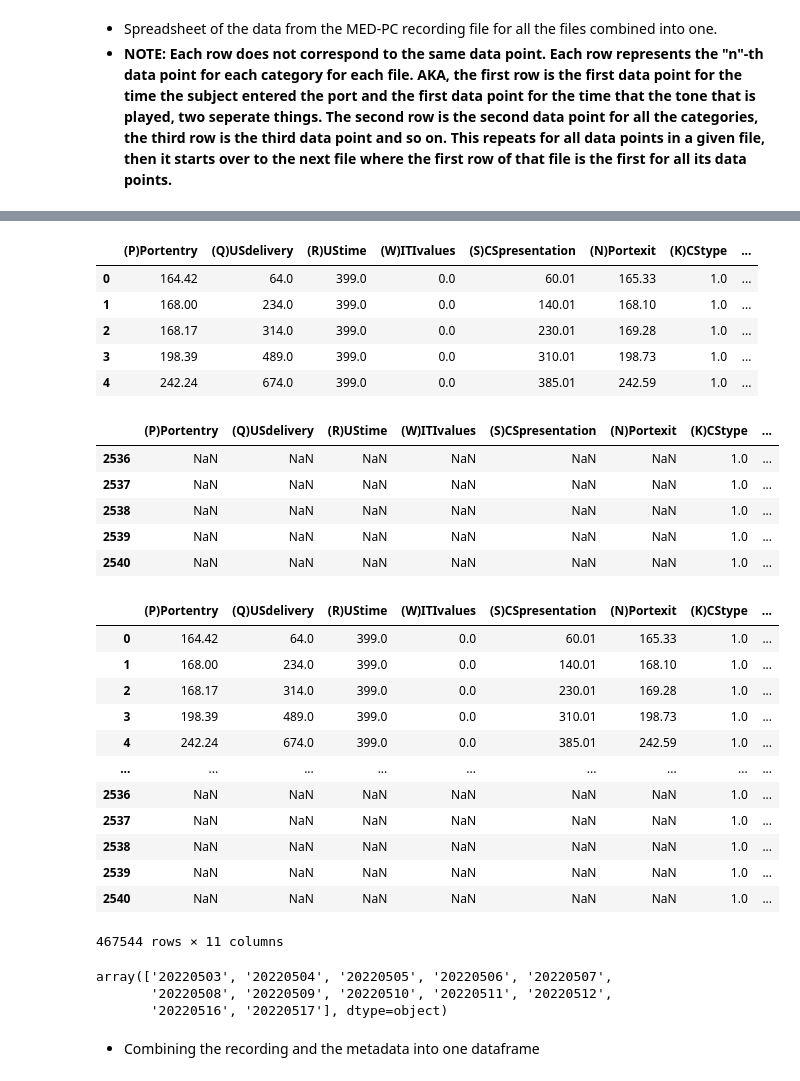
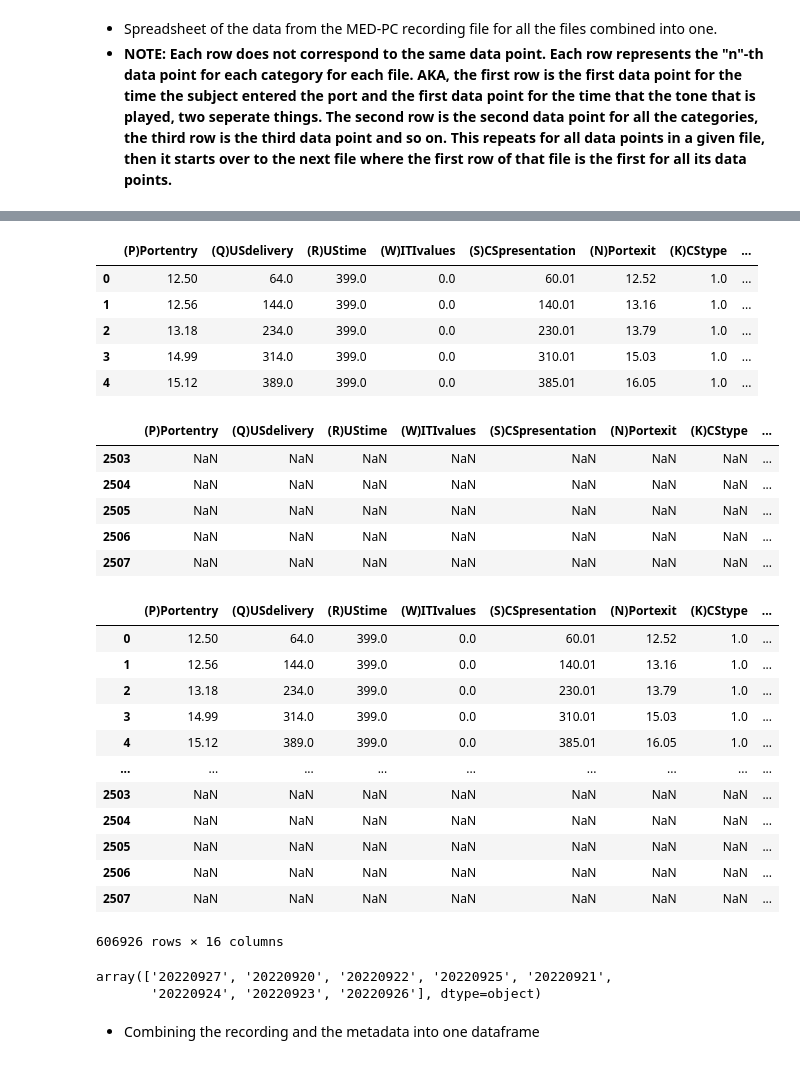
Before and after one commit to padillacoreanolab/behavioral_dataframe_processing, a Jupyter notebook: results/2022_10_12_pilot_1_2_3_reward_training/pilot_3/01_extracting_recording_data_and_metadata.ipynb, the cells around one changed output, grey strips where cells are left out. Cells and saved outputs as stored; diff of their text form; code cells hidden in the pictures.

```diff
--- a/results/2022_10_12_pilot_1_2_3_reward_training/pilot_3/01_extracting_recording_data_and_metadata.ipynb
+++ b/results/2022_10_12_pilot_1_2_3_reward_training/pilot_3/01_extracting_recording_data_and_metadata.ipynb
@@ -60,7 +62,7 @@ os.listdir(current_working_directory)
     - The asterisk is called a wild card which will tell the computer to find all files/folders that match this pattern. The `*` means that any pattern of any length can be replaced with it. The `**` tells the computer to look in all folders that are in the specified folder. For more information: https://linuxhint.com/bash_wildcard_tutorial/
     - For more information on finding the path of your folder that contains the recording files: https://www.computerhope.com/issues/ch001708.htm
 # %%
-all_med_pc_file = glob.glob("./data/**/*.txt")
+all_med_pc_file = glob.glob("./data/*.txt")
 # %%
 all_med_pc_file[:10]
 # %% [output]
@@ -106,5 +81,3 @@ sorted(all_pilot_1_files)
-# %%
-all_med_pc_file = sorted(all_pilot_1_files)
 # %% [markdown]
 - Example of what the MED-PC Recording file looks like
 # %%
@@ -354,42 +314,41 @@ Invalid Formatting for file: ./data/med_pc_recording_files/2022-05-03_13h19m_Sub
 concatted_medpc_df.head()
 # %% [output]
 |  | (P)Portentry | (Q)USdelivery | (R)UStime | (W)ITIvalues | (S)CSpresentation | (N)Portexit | (K)CStype | ... |
-| 0 | 164.42 | 64.0 | 399.0 | 0.0 | 60.01 | 165.33 | 1.0 | ... |
-| 1 | 168.00 | 234.0 | 399.0 | 0.0 | 140.01 | 168.10 | 1.0 | ... |
-| 2 | 168.17 | 314.0 | 399.0 | 0.0 | 230.01 | 169.28 | 1.0 | ... |
-| 3 | 198.39 | 489.0 | 399.0 | 0.0 | 310.01 | 198.73 | 1.0 | ... |
-| 4 | 242.24 | 674.0 | 399.0 | 0.0 | 385.01 | 242.59 | 1.0 | ... |
+| 0 | 12.50 | 64.0 | 399.0 | 0.0 | 60.01 | 12.52 | 1.0 | ... |
+| 1 | 12.56 | 144.0 | 399.0 | 0.0 | 140.01 | 13.16 | 1.0 | ... |
+| 2 | 13.18 | 234.0 | 399.0 | 0.0 | 230.01 | 13.79 | 1.0 | ... |
+| 3 | 14.99 | 314.0 | 399.0 | 0.0 | 310.01 | 15.03 | 1.0 | ... |
+| 4 | 15.12 | 389.0 | 399.0 | 0.0 | 385.01 | 16.05 | 1.0 | ... |
 # %%
 concatted_medpc_df.tail()
 # %% [output]
 |  | (P)Portentry | (Q)USdelivery | (R)UStime | (W)ITIvalues | (S)CSpresentation | (N)Portexit | (K)CStype | ... |
-| 2536 | NaN | NaN | NaN | NaN | NaN | NaN | 1.0 | ... |
-| 2537 | NaN | NaN | NaN | NaN | NaN | NaN | 1.0 | ... |
-| 2538 | NaN | NaN | NaN | NaN | NaN | NaN | 1.0 | ... |
-| 2539 | NaN | NaN | NaN | NaN | NaN | NaN | 1.0 | ... |
-| 2540 | NaN | NaN | NaN | NaN | NaN | NaN | 1.0 | ... |
+| 2503 | NaN | NaN | NaN | NaN | NaN | NaN | NaN | ... |
+| 2504 | NaN | NaN | NaN | NaN | NaN | NaN | NaN | ... |
+| 2505 | NaN | NaN | NaN | NaN | NaN | NaN | NaN | ... |
+| 2506 | NaN | NaN | NaN | NaN | NaN | NaN | NaN | ... |
+| 2507 | NaN | NaN | NaN | NaN | NaN | NaN | NaN | ... |
 # %%
-pilot_1_df = concatted_medpc_df[~concatted_medpc_df["subject"].str.contains(r'v', na=True)].copy()
+pilot_df = concatted_medpc_df[~concatted_medpc_df["subject"].str.contains(r'v', na=True)].copy()
 # %%
-pilot_1_df
+pilot_df
 # %% [output]
 |  | (P)Portentry | (Q)USdelivery | (R)UStime | (W)ITIvalues | (S)CSpresentation | (N)Portexit | (K)CStype | ... |
-| 0 | 164.42 | 64.0 | 399.0 | 0.0 | 60.01 | 165.33 | 1.0 | ... |
-| 1 | 168.00 | 234.0 | 399.0 | 0.0 | 140.01 | 168.10 | 1.0 | ... |
-| 2 | 168.17 | 314.0 | 399.0 | 0.0 | 230.01 | 169.28 | 1.0 | ... |
-| 3 | 198.39 | 489.0 | 399.0 | 0.0 | 310.01 | 198.73 | 1.0 | ... |
-| 4 | 242.24 | 674.0 | 399.0 | 0.0 | 385.01 | 242.59 | 1.0 | ... |
+| 0 | 12.50 | 64.0 | 399.0 | 0.0 | 60.01 | 12.52 | 1.0 | ... |
+| 1 | 12.56 | 144.0 | 399.0 | 0.0 | 140.01 | 13.16 | 1.0 | ... |
+| 2 | 13.18 | 234.0 | 399.0 | 0.0 | 230.01 | 13.79 | 1.0 | ... |
+| 3 | 14.99 | 314.0 | 399.0 | 0.0 | 310.01 | 15.03 | 1.0 | ... |
+| 4 | 15.12 | 389.0 | 399.0 | 0.0 | 385.01 | 16.05 | 1.0 | ... |
 | ... | ... | ... | ... | ... | ... | ... | ... | ... |
-| 2536 | NaN | NaN | NaN | NaN | NaN | NaN | 1.0 | ... |
-| 2537 | NaN | NaN | NaN | NaN | NaN | NaN | 1.0 | ... |
-| 2538 | NaN | NaN | NaN | NaN | NaN | NaN | 1.0 | ... |
-| 2539 | NaN | NaN | NaN | NaN | NaN | NaN | 1.0 | ... |
-| 2540 | NaN | NaN | NaN | NaN | NaN | NaN | 1.0 | ... |
+| 2503 | NaN | NaN | NaN | NaN | NaN | NaN | NaN | ... |
+| 2504 | NaN | NaN | NaN | NaN | NaN | NaN | NaN | ... |
+| 2505 | NaN | NaN | NaN | NaN | NaN | NaN | NaN | ... |
+| 2506 | NaN | NaN | NaN | NaN | NaN | NaN | NaN | ... |
+| 2507 | NaN | NaN | NaN | NaN | NaN | NaN | NaN | ... |
-467544 rows × 11 columns
+606926 rows × 16 columns
 # %%
-pilot_1_df["date"].unique()
+pilot_df["date"].unique()
 # %% [output]
-array(['20220503', '20220504', '20220505', '20220506', '20220507',
-       '20220508', '20220509', '20220510', '20220511', '20220512',
-       '20220516', '20220517'], dtype=object)
+array(['20220927', '20220920', '20220922', '20220925', '20220921',
+       '20220924', '20220923', '20220926'], dtype=object)
 # %%
```
Also changed, not shown: parts of 53 cells of this notebook, 5 other files.
